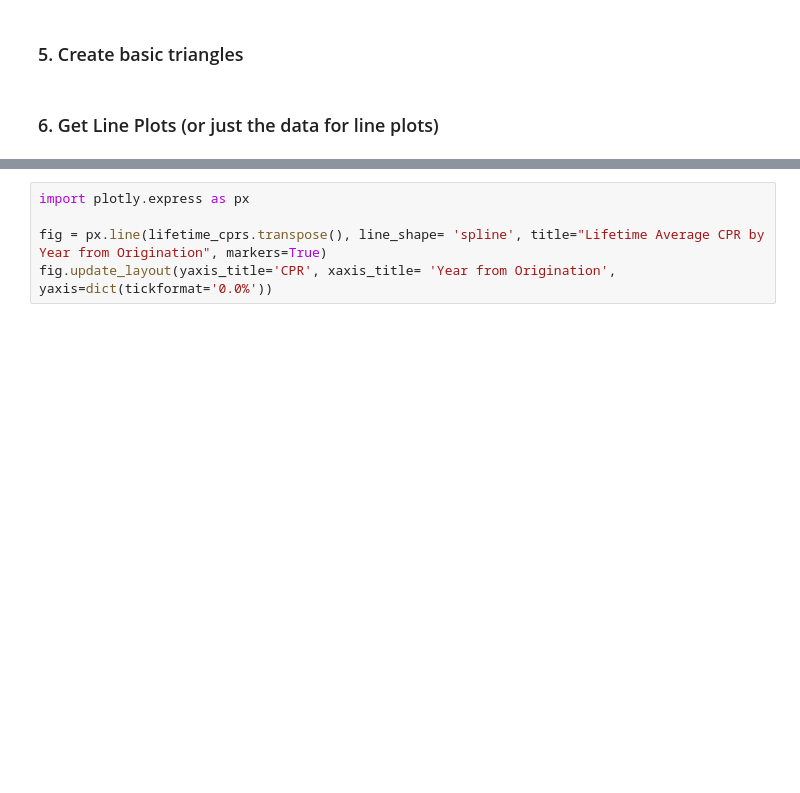
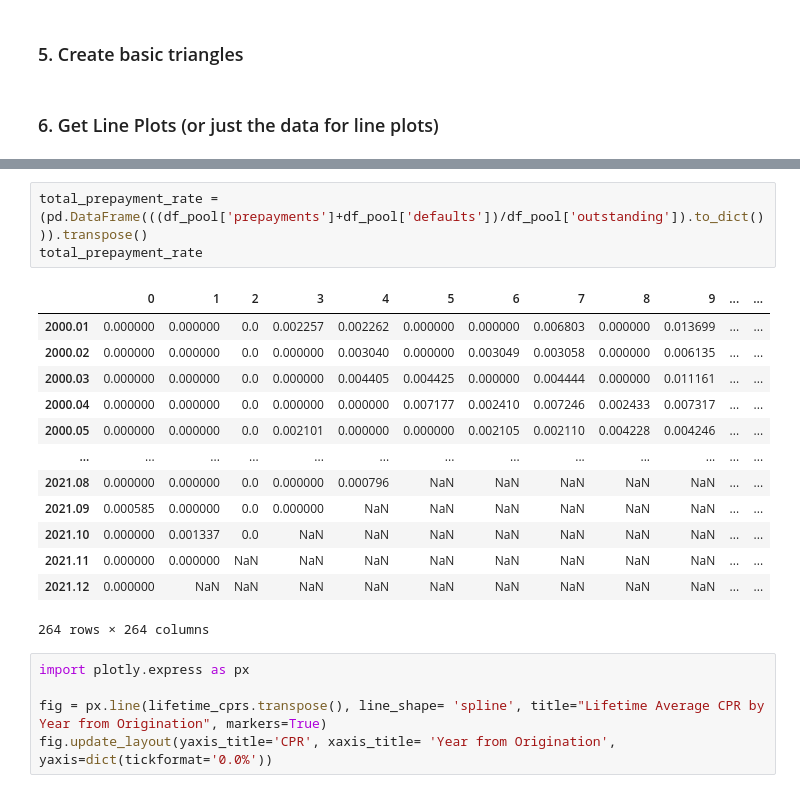
Before and after one commit to laramiedunlap/workstation_transfers, a Jupyter notebook: runthrough/example.ipynb, the cells around one changed output, grey strips where cells are left out. Cells and saved outputs as stored; diff of their text form; blank space fills up the shorter version.

```diff
--- a/runthrough/example.ipynb
+++ b/runthrough/example.ipynb
@@ -257,3 +269,20 @@ lifetime_cprs.fillna('')
+# %%
+total_prepayment_rate =(pd.DataFrame(((df_pool['prepayments']+df_pool['defaults'])/df_pool['outstanding']).to_dict())).transpose()
+total_prepayment_rate
+# %% [output]
+|  | 0 | 1 | 2 | 3 | 4 | 5 | 6 | 7 | 8 | 9 | ... | ... |
+| 2000.01 | 0.000000 | 0.000000 | 0.0 | 0.002257 | 0.002262 | 0.000000 | 0.000000 | 0.006803 | 0.000000 | 0.013699 | ... | ... |
+| 2000.02 | 0.000000 | 0.000000 | 0.0 | 0.000000 | 0.003040 | 0.000000 | 0.003049 | 0.003058 | 0.000000 | 0.006135 | ... | ... |
+| 2000.03 | 0.000000 | 0.000000 | 0.0 | 0.000000 | 0.004405 | 0.004425 | 0.000000 | 0.004444 | 0.000000 | 0.011161 | ... | ... |
+| 2000.04 | 0.000000 | 0.000000 | 0.0 | 0.000000 | 0.000000 | 0.007177 | 0.002410 | 0.007246 | 0.002433 | 0.007317 | ... | ... |
+| 2000.05 | 0.000000 | 0.000000 | 0.0 | 0.002101 | 0.000000 | 0.000000 | 0.002105 | 0.002110 | 0.004228 | 0.004246 | ... | ... |
+| ... | ... | ... | ... | ... | ... | ... | ... | ... | ... | ... | ... | ... |
+| 2021.08 | 0.000000 | 0.000000 | 0.0 | 0.000000 | 0.000796 | NaN | NaN | NaN | NaN | NaN | ... | ... |
+| 2021.09 | 0.000585 | 0.000000 | 0.0 | 0.000000 | NaN | NaN | NaN | NaN | NaN | NaN | ... | ... |
+| 2021.10 | 0.000000 | 0.001337 | 0.0 | NaN | NaN | NaN | NaN | NaN | NaN | NaN | ... | ... |
+| 2021.11 | 0.000000 | 0.000000 | NaN | NaN | NaN | NaN | NaN | NaN | NaN | NaN | ... | ... |
+| 2021.12 | 0.000000 | NaN | NaN | NaN | NaN | NaN | NaN | NaN | NaN | NaN | ... | ... |
+264 rows × 264 columns
 # %%
 import plotly.express as px
 
```
Also changed, not shown: parts of 9 cells of this notebook, 2 other files.
